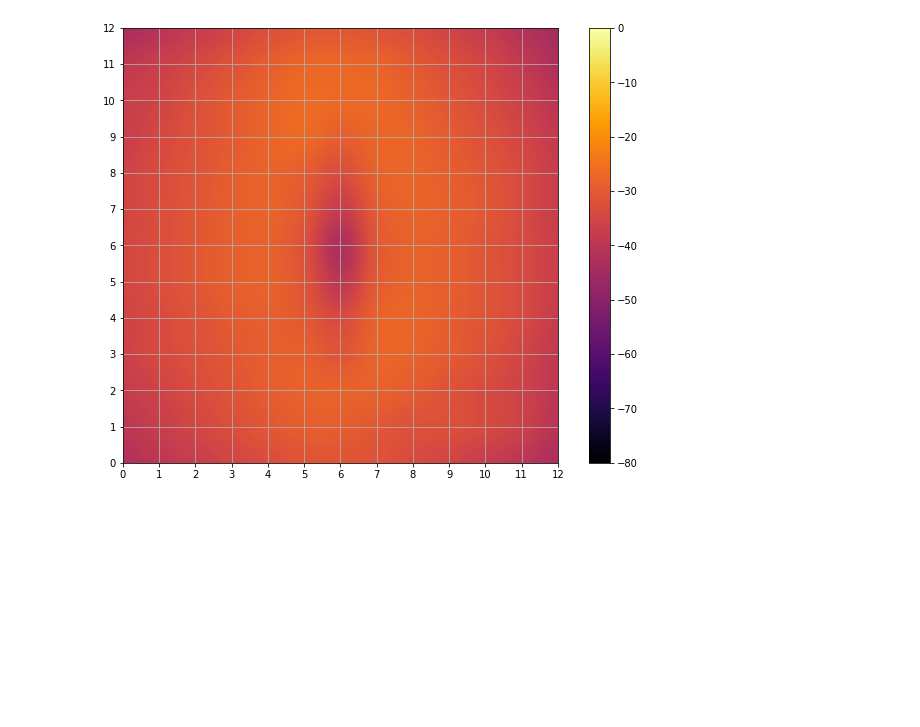
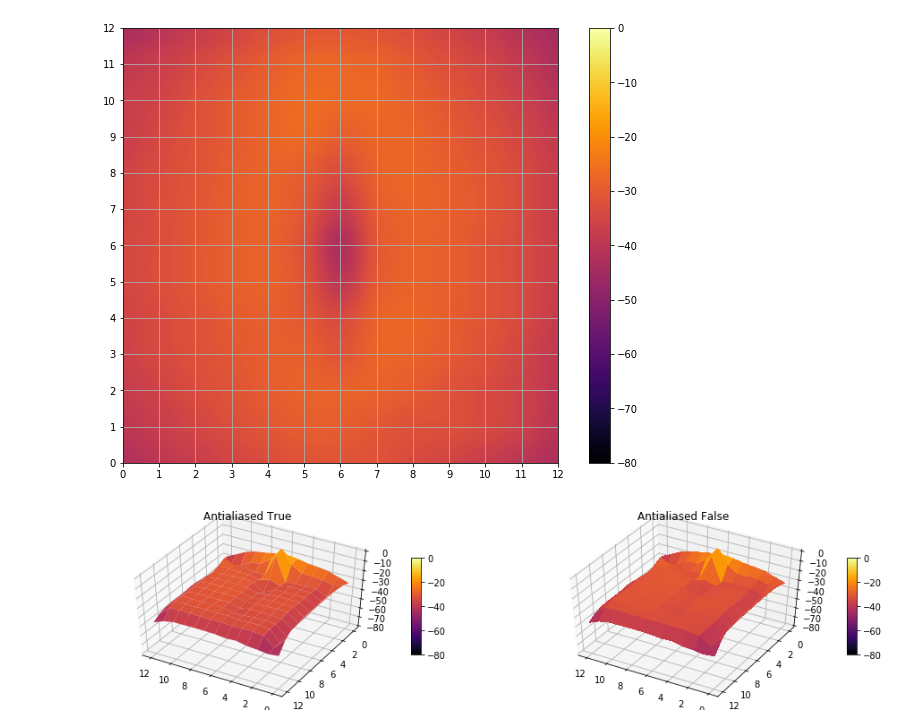
Before and after one commit to lsmanoel/CEM_4, a Jupyter notebook: 13.06/open_matrix_csv.ipynb, the cells around one changed output. Saved outputs shown, nothing was run; the diff lists cells and outputs as text; code cells hidden in the pictures; blank space fills up the shorter version.

```diff
--- a/13.06/open_matrix_csv.ipynb
+++ b/13.06/open_matrix_csv.ipynb
@@ -160,3 +163,70 @@ ax.grid(True)
 plt.show()
 # %% [output]
 [figure]
+# %%
+import matplotlib.pyplot as plt
+from matplotlib import cm
+import numpy as np
+from mpl_toolkits.mplot3d.axes3d import get_test_data
+# This import registers the 3D projection, but is otherwise unused.
+from mpl_toolkits.mplot3d import Axes3D  # noqa: F401 unused import
+
+# ==============================================================================
+fig = plt.figure(figsize=plt.figaspect(0.25))
+
+# ==============================================================================
+# set up the axes for the first plot
+ax = fig.add_subplot(1, 2, 1, projection='3d')
+ax.set_title('Antialiased True')
+
+X = np.arange(0, 13, 1)
+Y = np.arange(0, 13, 1)
+X, Y = np.meshgrid(X, Y)
+
+Z = elc_plane_bottom_24_MHz
+
+surf = ax.plot_surface(X, Y, Z,
+                       rstride=1,
+                       cstride=1,
+                       cmap ='inferno',
+                       linewidth=0,
+                       antialiased=True,
+                       vmax = 0,
+                       vmin = -80)
+
+fig.colorbar(surf, shrink=0.5, aspect=10)
+ax.set_zlim(-80, 0)
+
+angle_view = 120
+ax.view_init(45, angle_view)
+
+# ==============================================================================
+# set up the axes for the second plot
+ax = fig.add_subplot(1, 2, 2, projection='3d')
+ax.set_title('Antialiased False')
+
+X = np.arange(0, 13, 1)
+Y = np.arange(0, 13, 1)
+X, Y = np.meshgrid(X, Y)
+
+Z = elc_plane_bottom_24_MHz
+
+surf = ax.plot_surface(X, Y, Z,
+                       rstride=1,
+                       cstride=1,
+                       cmap ='inferno',
+                       linewidth=0,
+                       antialiased=False,
+                       vmax = 0,
+                       vmin = -80)
+
+fig.colorbar(surf, shrink=0.5, aspect=10)
+ax.set_zlim(-80, 0)
+
+angle_view = 120
+ax.view_init(45, angle_view)
+
+# ==============================================================================
+plt.show()
+# %% [output]
+[figure, added]
```
Also changed, not shown: parts of 7 cells of this notebook.
